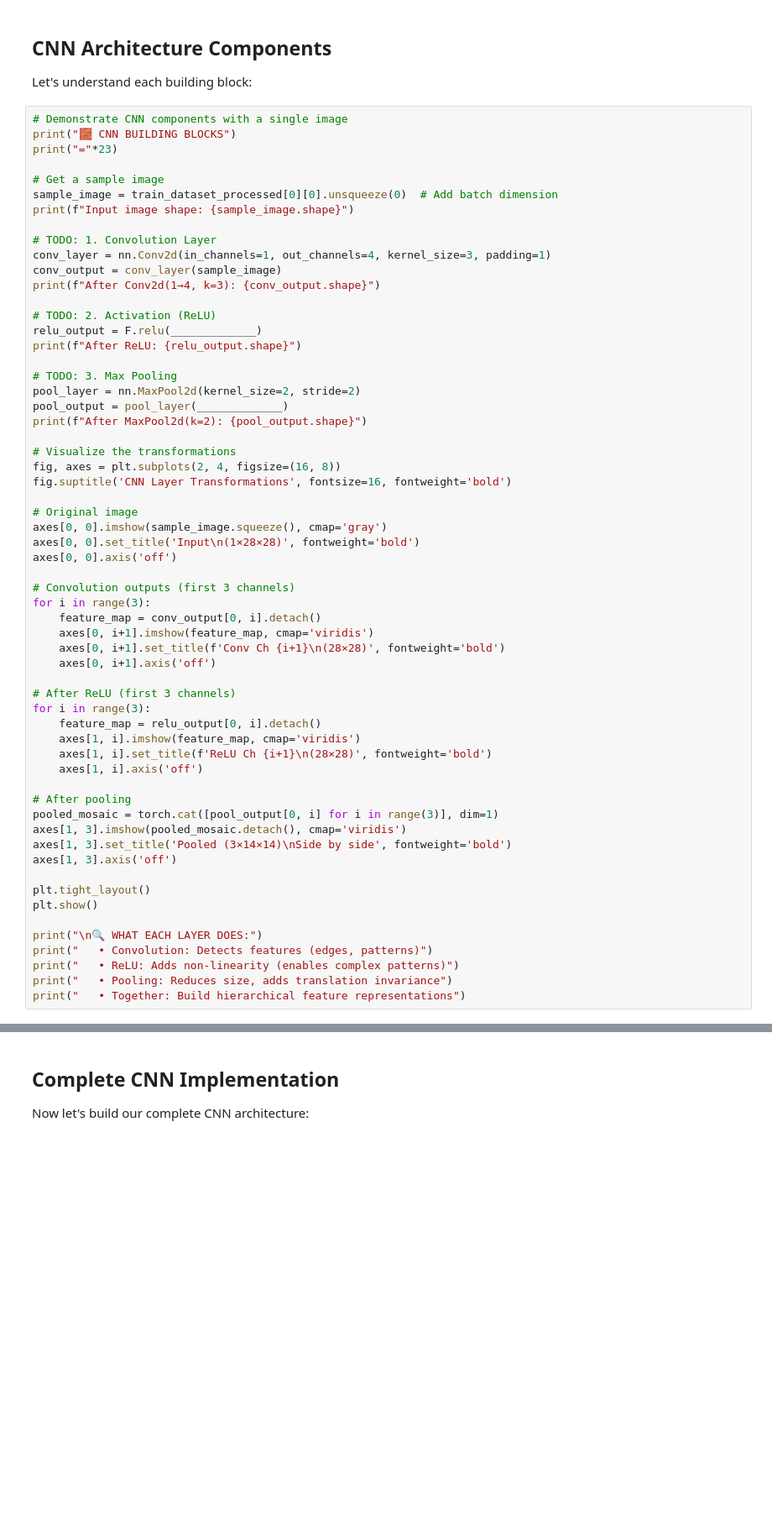
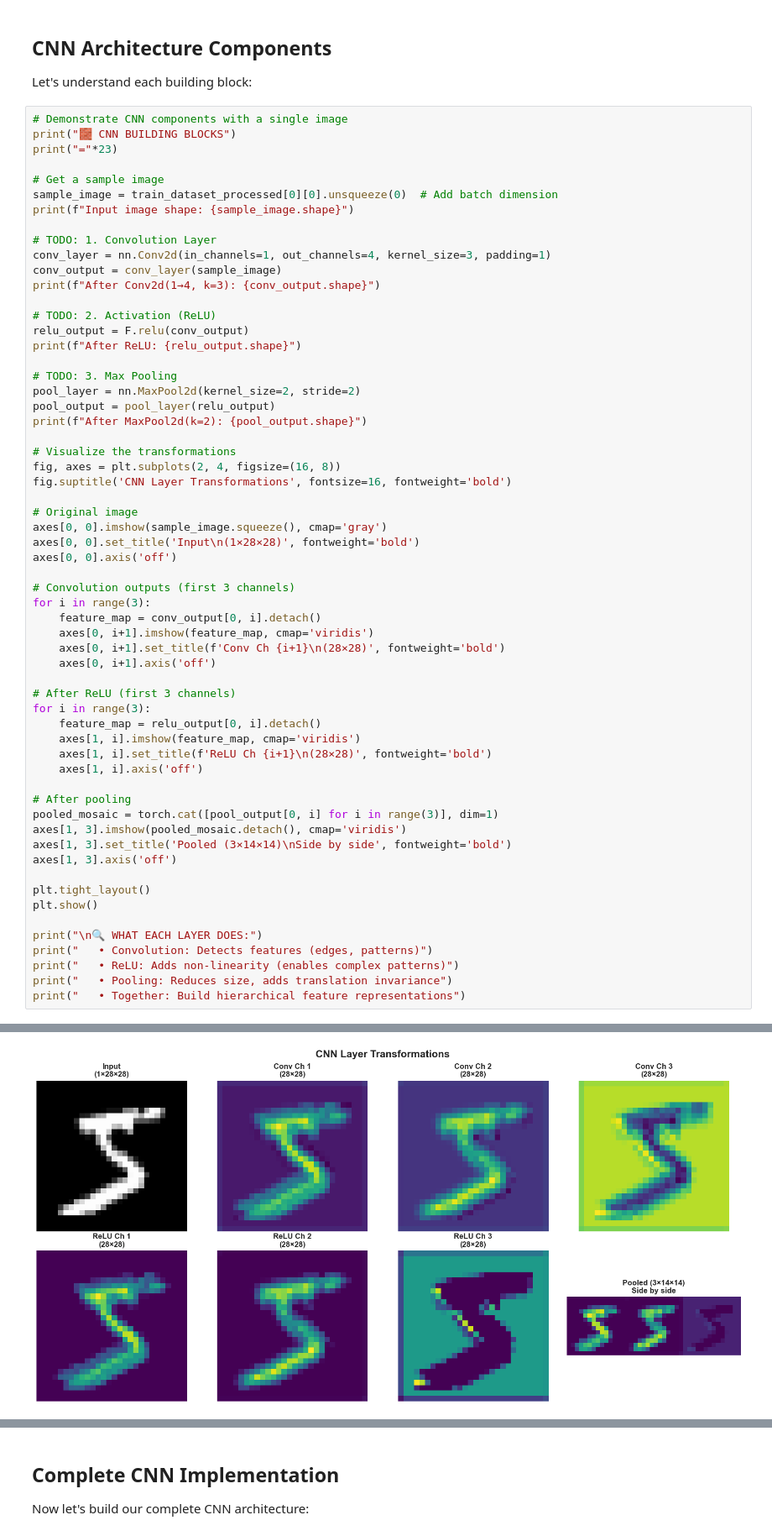
Before and after one commit to Robbyswimmer/CBU-CSC422, a Jupyter notebook: Materials/Module 3: CNNs/IC_1_cnn_mnist_student.ipynb, the cells around one changed output, grey strips where cells are left out. Shown at 84% size. Saved outputs shown, nothing was run; the diff lists cells and outputs as text; blank space fills up the shorter version.

```diff
--- a/Materials/Module 3: CNNs/IC_1_cnn_mnist_student.ipynb
+++ b/Materials/Module 3: CNNs/IC_1_cnn_mnist_student.ipynb
@@ -370,12 +439,12 @@ conv_output = conv_layer(sample_image)
 print(f"After Conv2d(1→4, k=3): {conv_output.shape}")
 
 # TODO: 2. Activation (ReLU)
-relu_output = F.relu(_____________)
+relu_output = F.relu(conv_output)
 print(f"After ReLU: {relu_output.shape}")
 
 # TODO: 3. Max Pooling
 pool_layer = nn.MaxPool2d(kernel_size=2, stride=2)
-pool_output = pool_layer(_____________)
+pool_output = pool_layer(relu_output)
 print(f"After MaxPool2d(k=2): {pool_output.shape}")
 
 # Visualize the transformations
@@ -415,3 +484,4 @@ print("   • Convolution: Detects features (edges, patterns)")
 print("   • ReLU: Adds non-linearity (enables complex patterns)")
 print("   • Pooling: Reduces size, adds translation invariance")
 print("   • Together: Build hierarchical feature representations")
+# %% [output]
@@ -417,0 +494 @@ print("   • Together: Build hierarchical feature representations")
+[figure, added]
```
Also changed, not shown: parts of 12 cells of this notebook, 2 other files.
